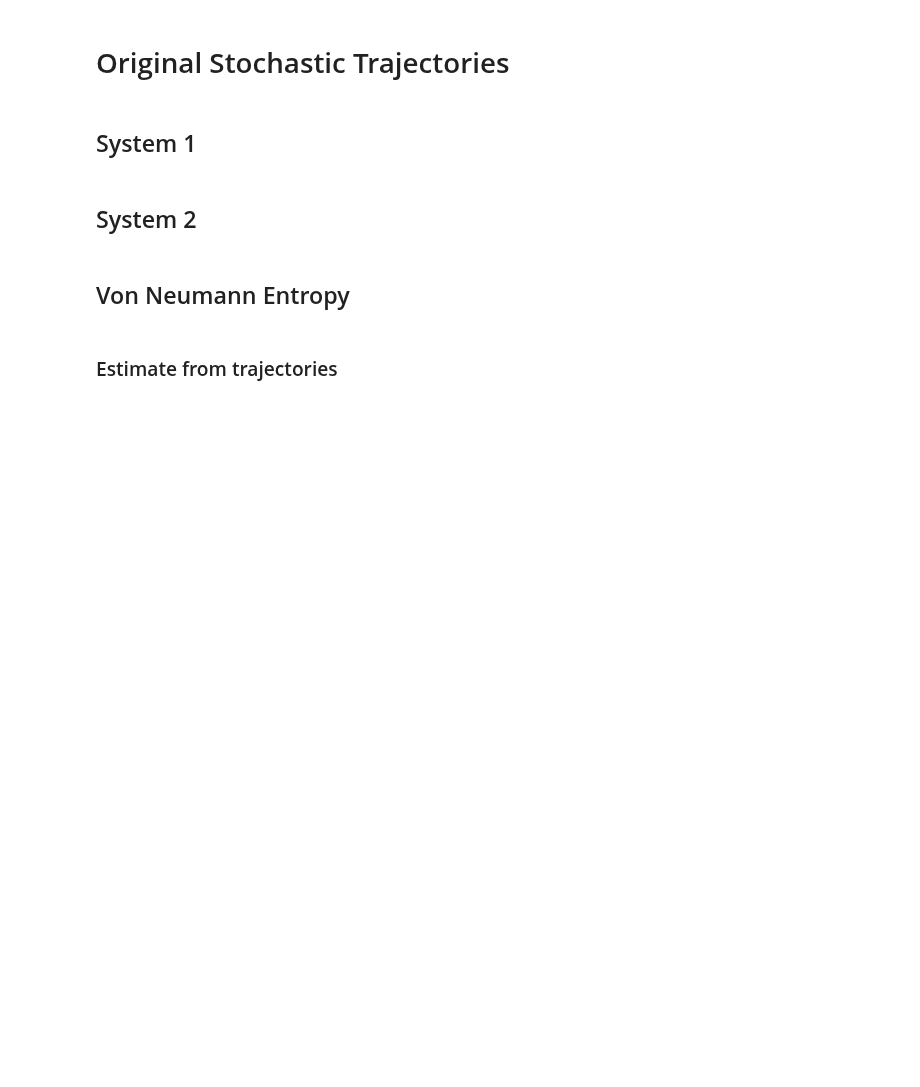
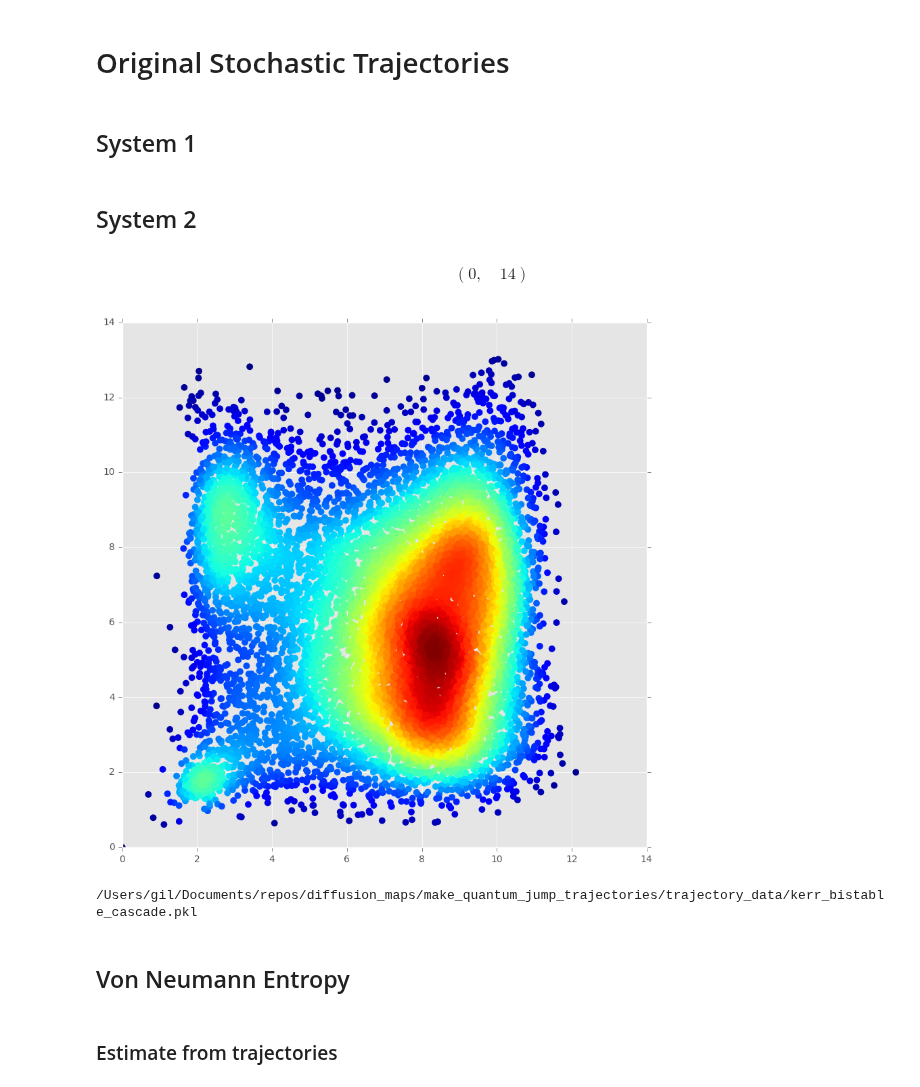
Before and after one commit to tabakg/diffusion_maps, a Jupyter notebook: make_quantum_jump_trajectories/kerr_cascade_density.ipynb, the cells around one changed output. Cells and saved outputs as stored; diff of their text form; code cells hidden in the pictures; blank space fills up the shorter version.

```diff
--- a/make_quantum_jump_trajectories/kerr_cascade_density.ipynb
+++ b/make_quantum_jump_trajectories/kerr_cascade_density.ipynb
@@ -5,6 +5,19 @@ import sys
 sys.version
 # %% [output]
 '3.5.2 |Continuum Analytics, Inc.| (default, Jul  2 2016, 17:52:12) \n[GCC 4.2.1 Compatible Apple LLVM 4.2 (clang-425.0.28)]'
+# %%
+from scipy.stats import gaussian_kde
+
+## Plot density
+def plot_density(x,y,s = 10):
+    xy = np.vstack([x,y])
+    z = gaussian_kde(xy)(xy)
+
+    fig = plt.figure(0,)
+    fig.set_size_inches(10, 10)
+    ax = fig.add_subplot(111, )
+
+    ax.scatter(x, y, c=z, s=s, edgecolor='')
 # %%
 from qnet.algebra.operator_algebra import *
 from qnet.algebra.circuit_algebra import *
@@ -64,7 +77,7 @@ alpha0 = symbols("alpha_0")
 ## bistable regime
 if Regime == "kerr_bistable_cascade":
     params = {alpha0 : 49., chi : -106.066, Delta : 750., kappa_1 : 220, kappa_2 : 1e-10,
-              'Ntraj' : 1, 'duration' : 10000., 'Nfock' : 15}
+              'Ntraj' : 1, 'duration' : 100000., 'Nfock' : 15}
 else:
     ## qubit regime
     params = {alpha0 : 10.0, chi : -100, Delta : 1e-10, kappa_1 : 0.5, kappa_2 : 1e-10,
@@ -137,8 +150,7 @@ $\left( \begin{pmatrix} {\rm 1} & {\rm 0} \\ {\rm 0} & {\rm 1}\end{pmatrix}, \be
 slh_num = slh.substitute(params)
 
 # slh_num.space.dimension = Nfock**2
-psi0 = qutip.tensor(qutip.basis(Nfock, 0),
-                    qutip.basis(Nfock, 0))
+psi0 = qutip.tensor([qutip.basis(Nfock,0)]*NUM_KERR)
 Tsim = np.arange(0, duration/1000, 1e-3)
 
 H_num, L_num = slh_num.HL_to_qutip()
@@ -194,3 +198,12 @@ plt.plot(np.asarray(mcdata_rho.expect).T[:,3:], c = 'k');
+# %%
+N1full,x1full, p1full, N2full, x2full, p2full = np.concatenate(np.asarray(mcdata.expect),axis = -1)[:,::10]
+
+plot_density(N1full, N2full,s = 50)
+plt.xlim(0,14)
+plt.ylim(0,14)
+# %% [output]
+$$\left ( 0, \quad 14\right )$$
+[figure, added]
 # %%
 ## save as matlab or pkl file
 
@@ -200,6 +213,8 @@ if save_mat:
     mcdata2matfile_or_pkl(mcdata, file_name, obs, save_mat = True, save_pkl = False)
 if save_pkl:
     mcdata2matfile_or_pkl(mcdata, file_name, obs, save_mat = False, save_pkl = True, params=params)
+# %% [output]
+/Users/gil/Documents/repos/diffusion_maps/make_quantum_jump_trajectories/trajectory_data/kerr_bistable_cascade.pkl
 # %% [markdown]
 ## Von Neumann Entropy
 # %% [markdown]
```
Also changed, not shown: parts of 5 cells of this notebook, 5 other files.
